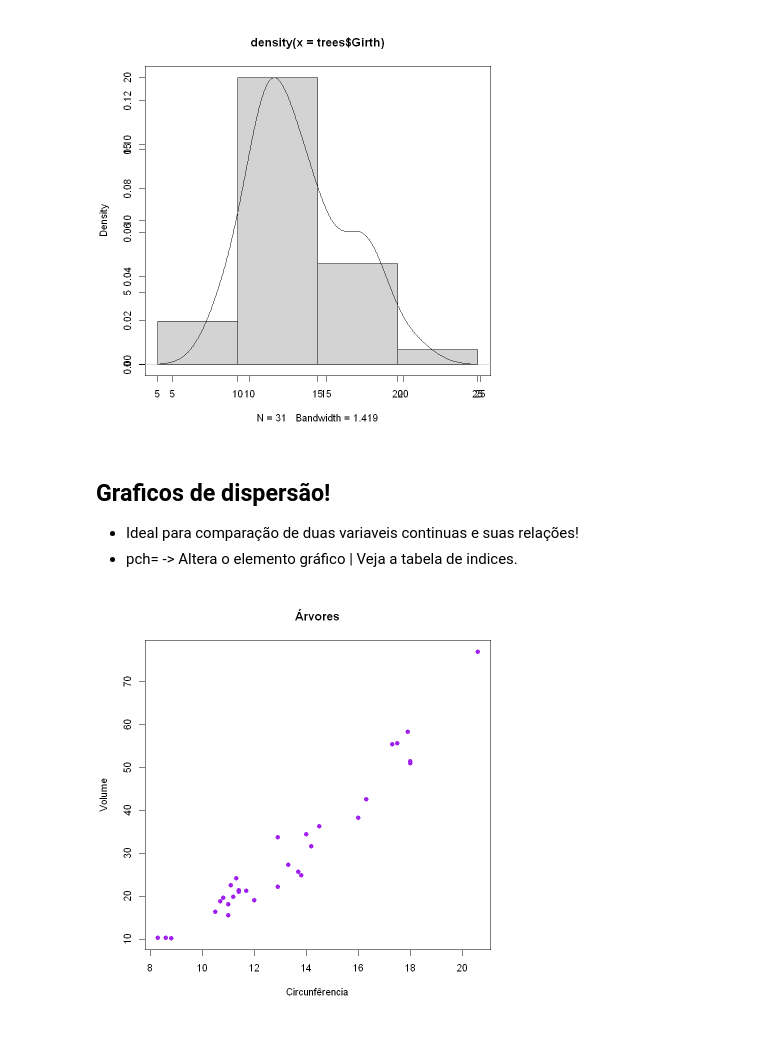
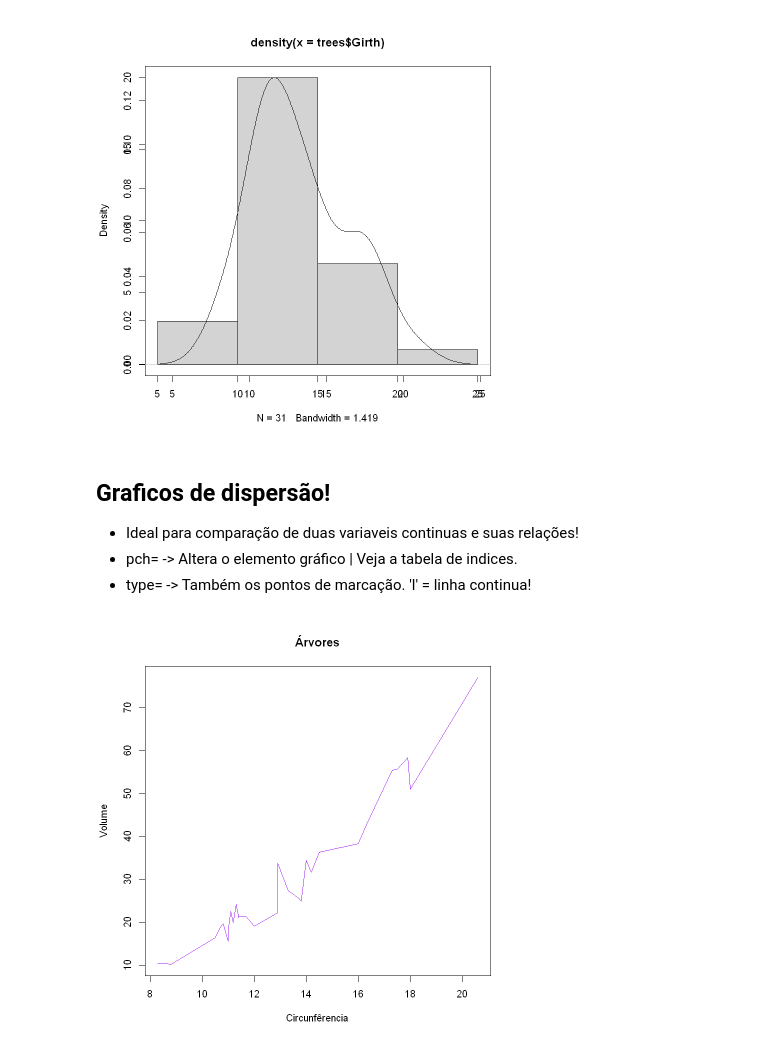
Before and after one commit to glaucoSapucaia/DataScienceStudies, a Jupyter notebook: r_data_science/graficos_dasboards.ipynb, the cells around one changed output. Cells and saved outputs as stored; diff of their text form; code cells hidden in the pictures.

```diff
--- a/r_data_science/graficos_dasboards.ipynb
+++ b/r_data_science/graficos_dasboards.ipynb
@@ -60,8 +54,9 @@ plot(densidade)
 ## Graficos de dispersão!
 - Ideal para comparação de duas variaveis continuas e suas relações!
 - pch= -> Altera o elemento gráfico | Veja a tabela de indices.
+- type= -> Também os pontos de marcação. 'l' = linha continua!
 # %%
 plot(trees$Girth, trees$Volume, main='Árvores', xlab='Circunfêrencia',
-ylab='Volume', col='purple', pch=19)
+ylab='Volume', col='purple', pch=19, type='l')
 # %% [output]
-[figure, old version]
+[figure, new version]
```
Also changed, not shown: parts of 12 cells of this notebook, 1 other file.
